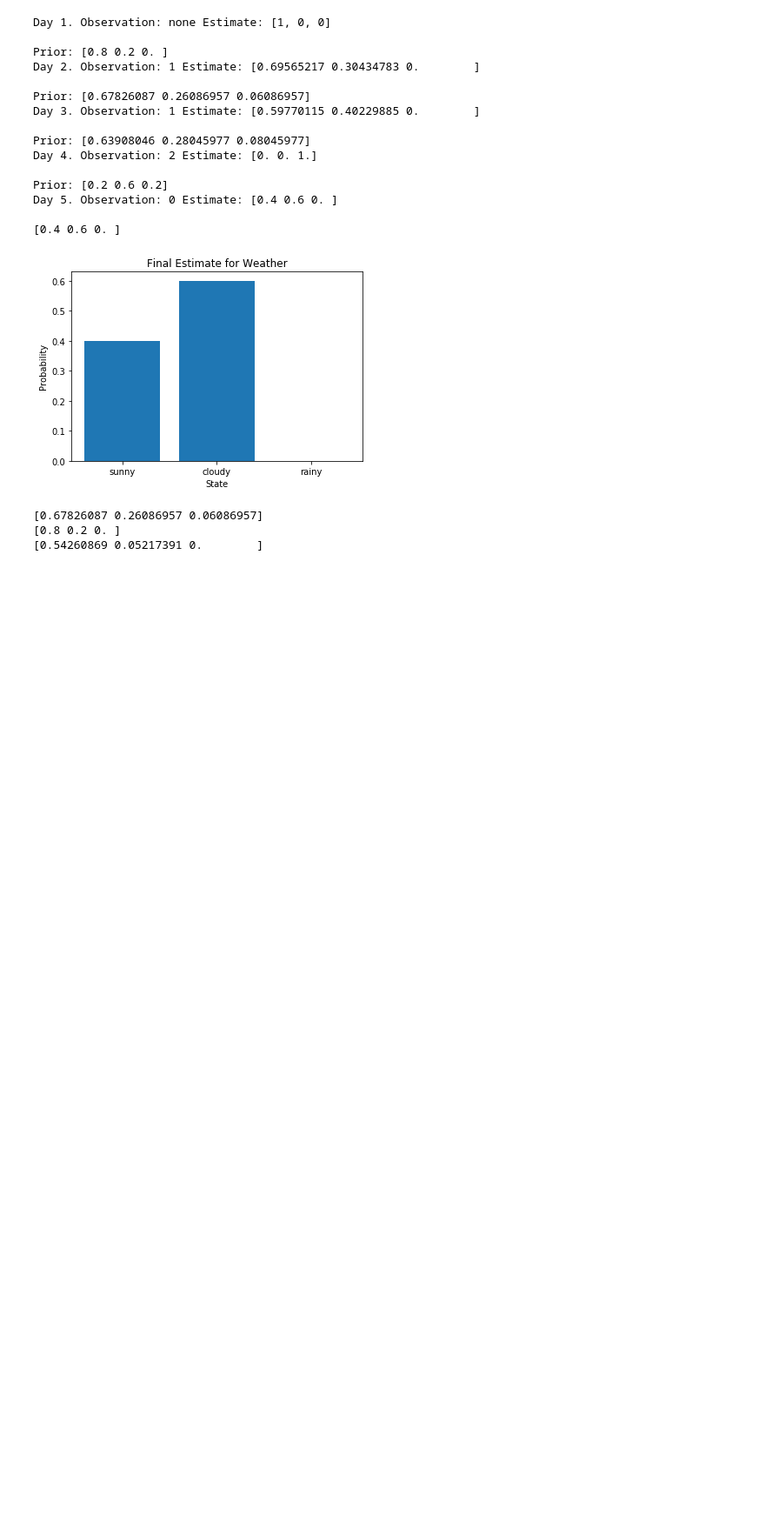
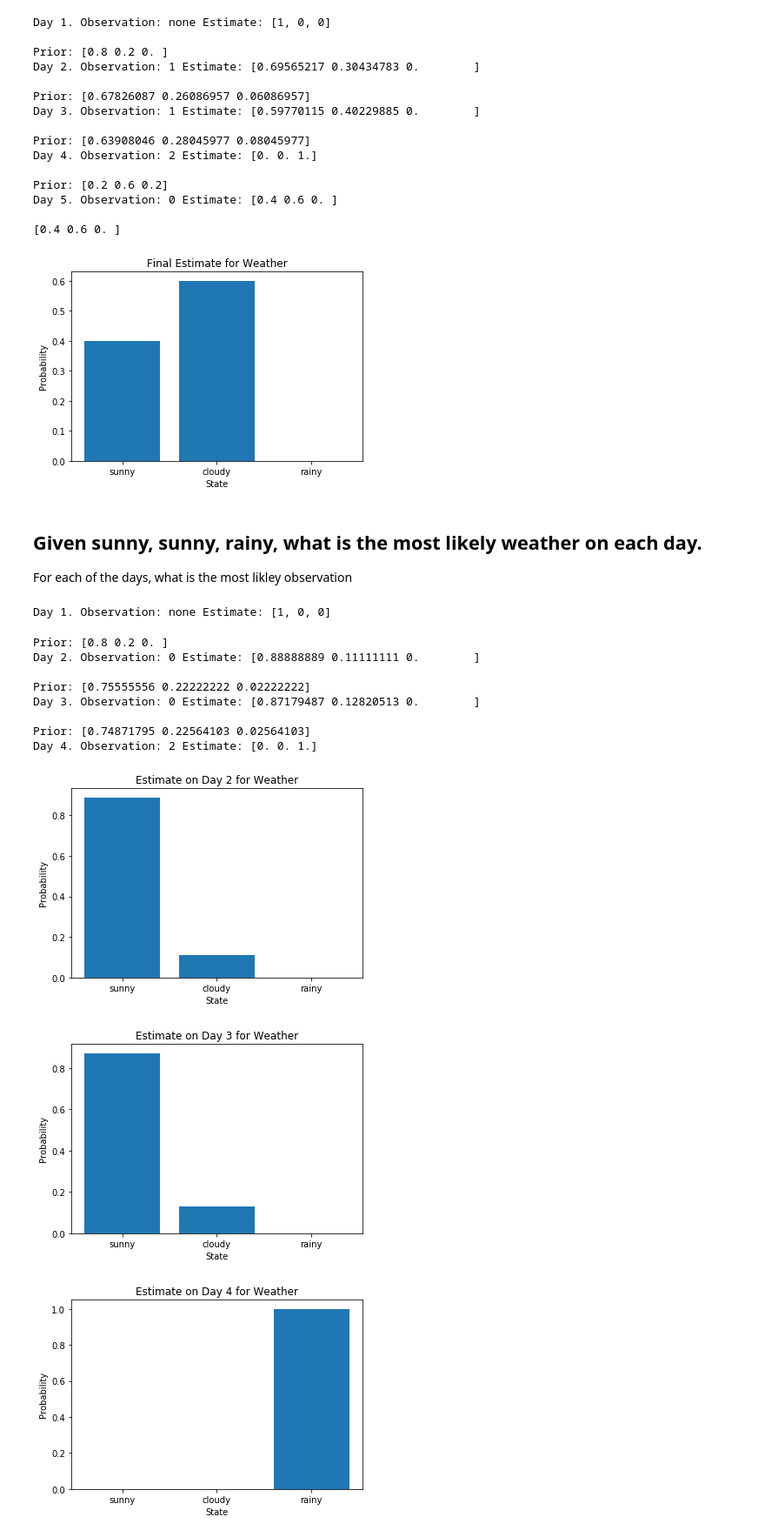
Before and after one commit to drewtu2/eece7150, a Jupyter notebook: hw1/Homework 1.ipynb, the cells around one changed output. Shown at 87% size. Saved outputs shown, nothing was run; the diff lists cells and outputs as text; code cells hidden in the pictures; blank space fills up the shorter version.

```diff
--- a/hw1/Homework 1.ipynb
+++ b/hw1/Homework 1.ipynb
@@ -589,12 +471,54 @@ Day 5. Observation: 0 Estimate: [0.4 0.6 0. ]
 
 [0.4 0.6 0. ]
 [figure]
-# %%
-a = [0.69565217, 0.30434783, 0.        ]
-prior = np.matmul(a, T)
-print(prior)
-print(prior * T[0, :])
-# %% [output]
-[0.67826087 0.26086957 0.06086957]
-[0.8 0.2 0. ]
-[0.54260869 0.05217391 0.        ]
+# %% [markdown]
+## Given sunny, sunny, rainy, what is the most likely weather on each day.
+For each of the days, what is the most likley observation
+# %%
+# Given
+p3b_observations = np.array(
+[NoisySensor.SUNNY, \
+ NoisySensor.SUNNY, \
+ NoisySensor.RAINY])
+
+
+estimate = [1, 0, 0]
+counter = 2
+print("Day {}. Observation: {} Estimate: {}".format(1, "none", estimate))
+print()
+# %% [output]
+Day 1. Observation: none Estimate: [1, 0, 0]
+# %%
+### Reset system here so we can run it all at once...
+forward_weather_probabilities=[[1, 0, 0]]
+
+
+for observation in p3b_observations:
+    prior = np.matmul(estimate, T)
+    print("Prior: " + str(prior))
+
+    #posterior = update(likelihood, prior)
+    posterior = update(sensor.likelihood(observation), prior)
+
+    #print("Day {}. Observation: {} Prior: {}".format(counter, observation, prior))
+    #print(sensor.likelihood(observation))
+    #
+    estimate = posterior
+    forward_weather_probabilities.append(estimate)
+    print("Day {}. Observation: {} Estimate: {}".format(counter, observation, estimate))
+    print()
+    plt.figure()
+    plot_pdf(estimate, "Estimate on Day {} for Weather".format(counter))
+    counter+=1
+# %% [output]
+Prior: [0.8 0.2 0. ]
+Day 2. Observation: 0 Estimate: [0.88888889 0.11111111 0.        ]
+
+Prior: [0.75555556 0.22222222 0.02222222]
+Day 3. Observation: 0 Estimate: [0.87179487 0.12820513 0.        ]
+
+Prior: [0.74871795 0.22564103 0.02564103]
+Day 4. Observation: 2 Estimate: [0. 0. 1.]
+[figure, added]
+[figure, added]
+[figure, added]
```
Also changed, not shown: parts of 21 cells of this notebook.
